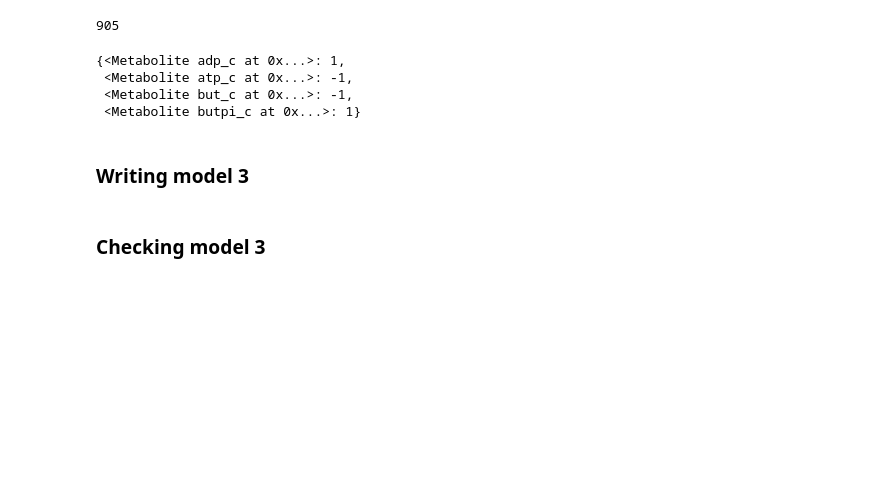
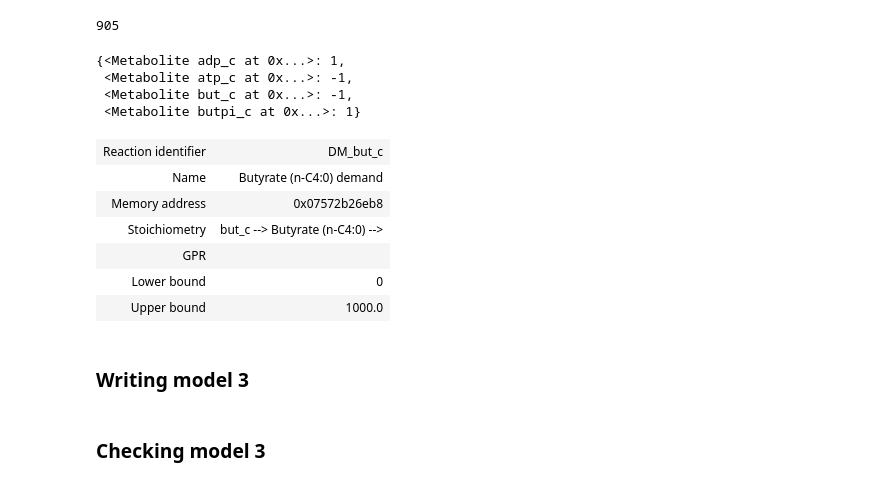
Before and after one commit to notblank/Sacaromises-B-and-C, a Jupyter notebook: Extra reactions (Model 3).ipynb, the cells around one changed output. Saved outputs shown, nothing was run; the diff lists cells and outputs as text; code cells hidden in the pictures; blank space fills up the shorter version.

```diff
--- a/Extra reactions (Model 3).ipynb
+++ b/Extra reactions (Model 3).ipynb
@@ -190,6 +190,16 @@ cerevisiae.reactions[nr].metabolites
  <Metabolite atp_c at 0x...>: -1,
  <Metabolite but_c at 0x...>: -1,
  <Metabolite butpi_c at 0x...>: 1}
+# %%
+cerevisiae.add_boundary(cerevisiae.metabolites.but_c, type='demand')
+# %% [output]
+| Reaction identifier | DM_but_c |
+| Name | Butyrate (n-C4:0) demand |
+| Memory address | 0x07572b26eb8 |
+| Stoichiometry | but_c --> Butyrate (n-C4:0) --> |
+| GPR |  |
+| Lower bound | 0 |
+| Upper bound | 1000.0 |
 # %% [markdown]
 ### Writing model 3
 # %%
```
Also changed, not shown: parts of 7 cells of this notebook, 16 other files.
